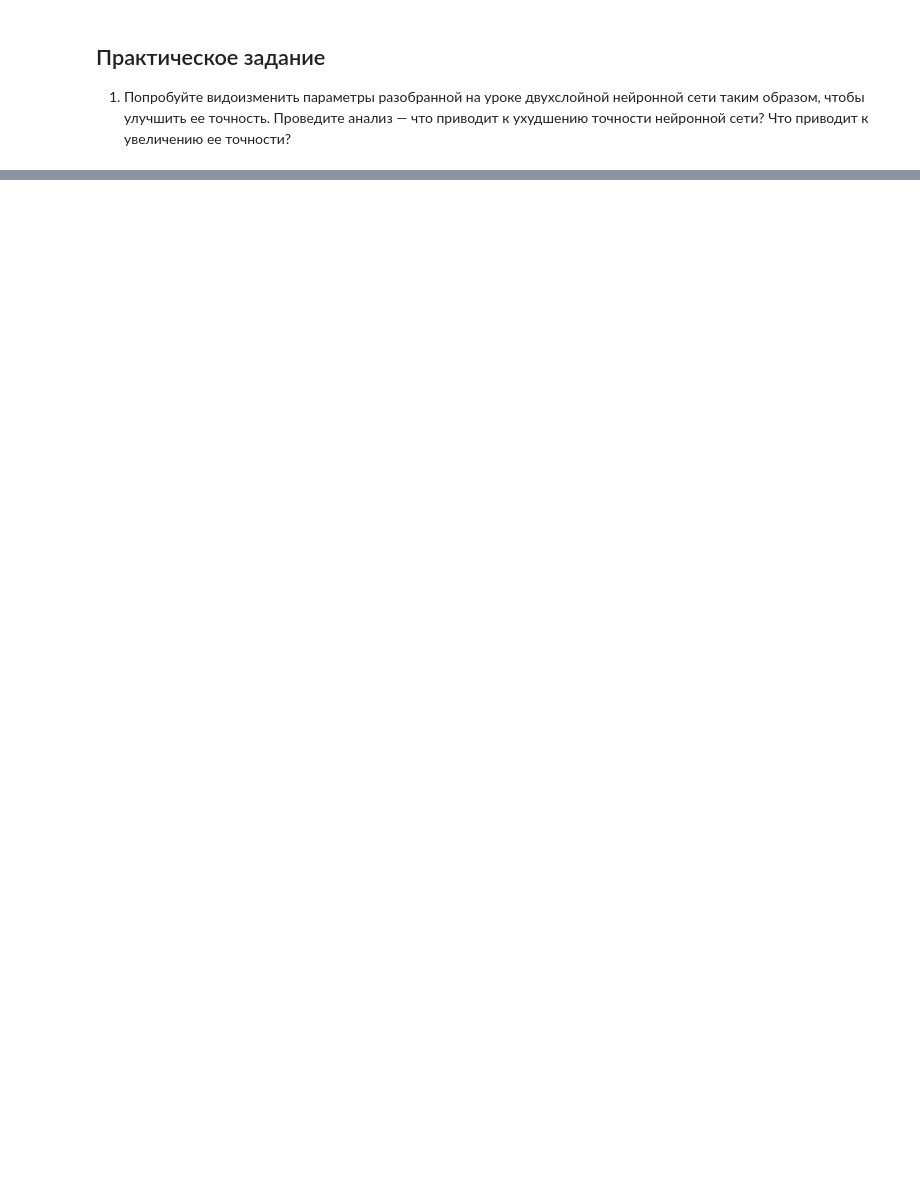
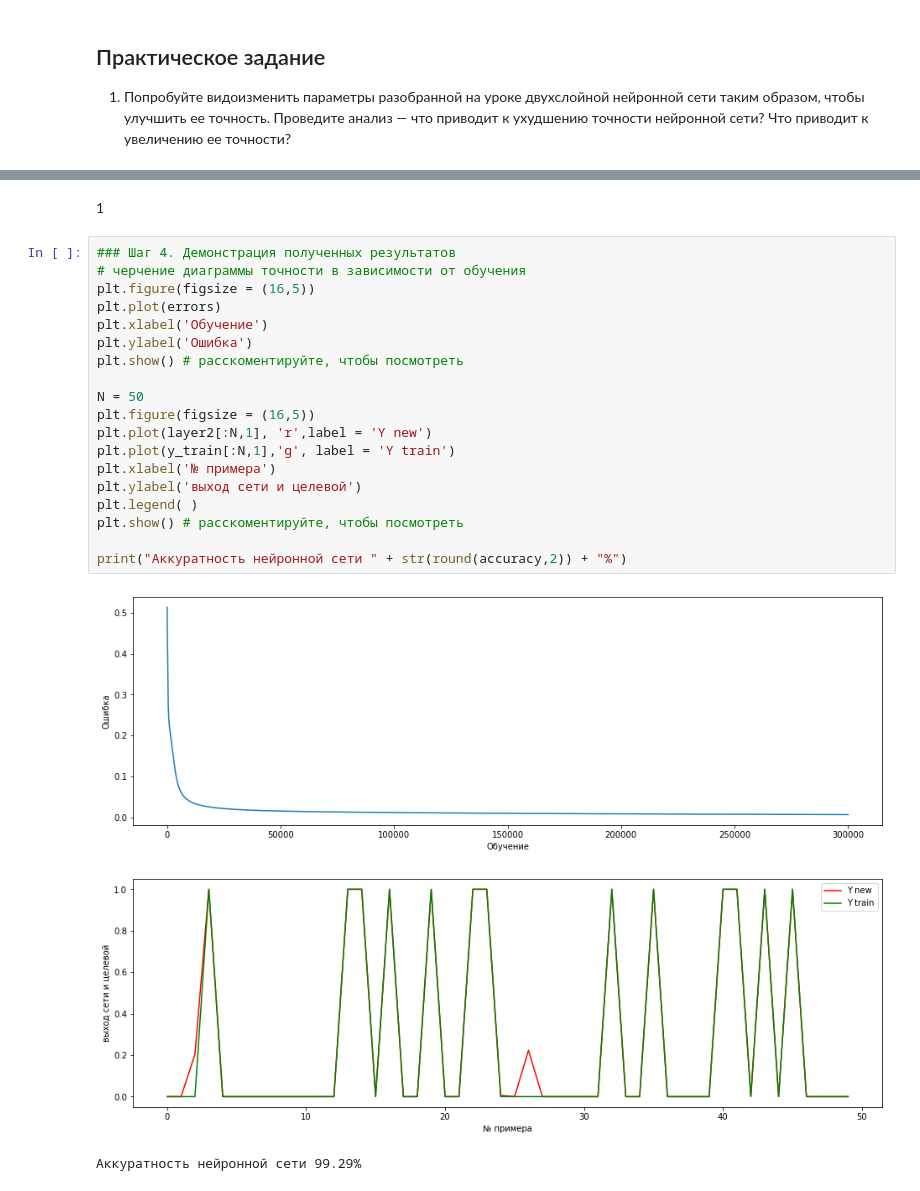
Before and after one commit to SimreAniri/Neural-Networks, a Jupyter notebook: Lesson 1.ipynb, the cells around one changed output, grey strips where cells are left out. Cells and saved outputs as stored; diff of their text form; blank space fills up the shorter version.

```diff
--- a/Lesson 1.ipynb
+++ b/Lesson 1.ipynb
@@ -375,0 +213,25 @@ print("Точность нейронной сети " + str(round(accuracy,2)) +
+# %% [markdown]
+1
+# %%
+### Шаг 4. Демонстрация полученных результатов
+# черчение диаграммы точности в зависимости от обучения
+plt.figure(figsize = (16,5))
+plt.plot(errors)
+plt.xlabel('Обучение')
+plt.ylabel('Ошибка')
+plt.show() # расскоментируйте, чтобы посмотреть
+
+N = 50
+plt.figure(figsize = (16,5))
+plt.plot(layer2[:N,1], 'r',label = 'Y new')
+plt.plot(y_train[:N,1],'g', label = 'Y train')
+plt.xlabel('№ примера')
+plt.ylabel('выход сети и целевой')
+plt.legend( )
+plt.show() # расскоментируйте, чтобы посмотреть
+
+print("Аккуратность нейронной сети " + str(round(accuracy,2)) + "%")
+# %% [output]
+[figure, added]
+[figure, added]
+Аккуратность нейронной сети 99.29%
```
Also changed, not shown: parts of 63 cells of this notebook.
